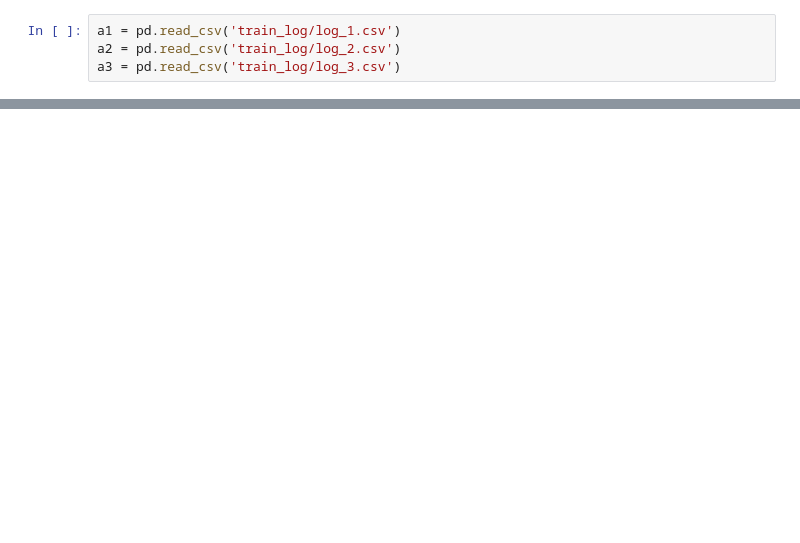
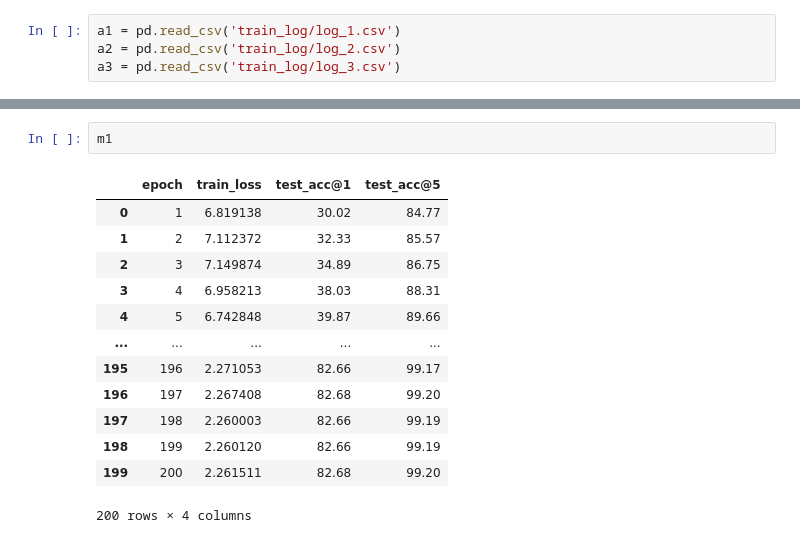
Before and after one commit to Cheng-Chen-NYU/cssl, a Jupyter notebook: illustrate.ipynb, the cells around one changed output, grey strips where cells are left out. Drawn from its saved outputs; the diff is of its cells as text; blank space fills up the shorter version.

```diff
--- a/illustrate.ipynb
+++ b/illustrate.ipynb
@@ -37,0 +43,16 @@ plt.legend()
+# %%
+m1
+# %% [output]
+|  | epoch | train_loss | test_acc@1 | test_acc@5 |
+| 0 | 1 | 6.819138 | 30.02 | 84.77 |
+| 1 | 2 | 7.112372 | 32.33 | 85.57 |
+| 2 | 3 | 7.149874 | 34.89 | 86.75 |
+| 3 | 4 | 6.958213 | 38.03 | 88.31 |
+| 4 | 5 | 6.742848 | 39.87 | 89.66 |
+| ... | ... | ... | ... | ... |
+| 195 | 196 | 2.271053 | 82.66 | 99.17 |
+| 196 | 197 | 2.267408 | 82.68 | 99.20 |
+| 197 | 198 | 2.260003 | 82.66 | 99.19 |
+| 198 | 199 | 2.260120 | 82.66 | 99.19 |
+| 199 | 200 | 2.261511 | 82.68 | 99.20 |
+200 rows × 4 columns
```
Also changed, not shown: parts of 8 cells of this notebook, 4 other files.
